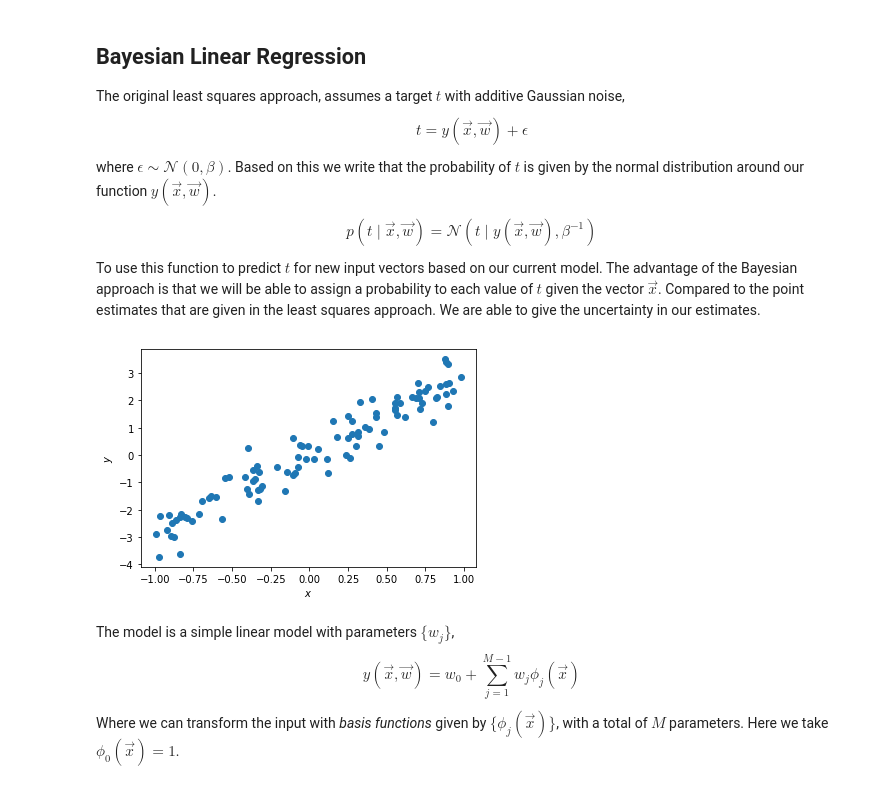
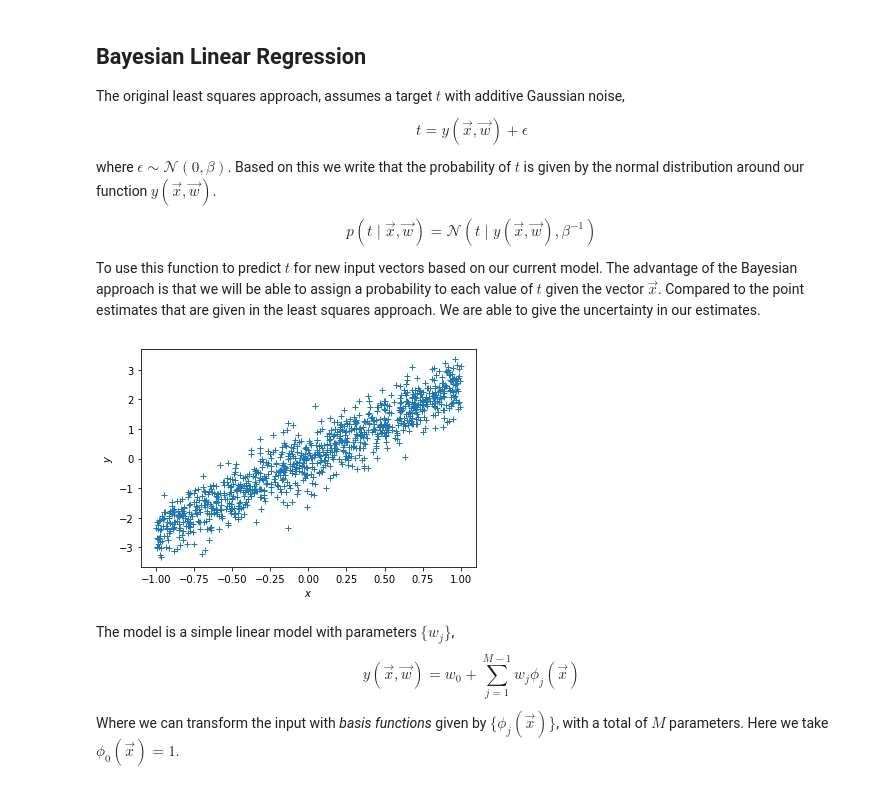
Before and after one commit to RobvanGastel/optimization-ml, a Jupyter notebook: Bayesian_linear_regression.ipynb, the cells around one changed output. Saved outputs shown, nothing was run; the diff lists cells and outputs as text; code cells hidden in the pictures.

```diff
--- a/Bayesian_linear_regression.ipynb
+++ b/Bayesian_linear_regression.ipynb
@@ -10,25 +10,25 @@ $$t = y(\vec{x}, \vec{w}) + \epsilon $$
 
 where $\epsilon \sim \mathcal{N}(0, \beta)$. Based on this we write that the probability of $t$ is given by the normal distribution around our function $y(\vec{x}, \vec{w})$.
 
-$$p(t \mid \vec{x}, \vec{w}) = \mathcal{N}(t \mid y(\vec{x}, \vec{w}), \beta^{-1}) \tag{1}$$
+$$p(t \mid \vec{x}, \vec{w}) = \mathcal{N}(t \mid y(\vec{x}, \vec{w}), \beta^{-1})$$
 
 To use this function to predict $t$ for new input vectors based on our current model. The advantage of the Bayesian approach is that we will be able to assign a probability to each value of $t$ given the vector $\vec{x}$. Compared to the point estimates that are given in the least squares approach. We are able to give the uncertainty in our estimates.
 # %%
-m = 100
+m = 1000
 noise_std = 0.5
 
-x_star = np.array([3]).reshape(1,)
+x_star = np.array([2.5]).reshape(1,)
 A = np.random.uniform(low=-1, high=1, size=(m, 1))
 y = A @ x_star + noise_std * np.random.standard_normal((m,))
 
 def plot_data_1d(A, y):
     plt.xlabel("$x$")
     plt.ylabel("$y$")
-    plt.plot(A[:, 0], y, marker="o", linestyle="none")
+    plt.plot(A[:, 0], y, marker="+", linestyle="none")
 
 plot_data_1d(A, y)
 # %% [output]
-[figure, old version]
+[figure, new version]
 # %% [markdown]
 The model is a simple linear model with parameters $\{w_j\}$,
 $$y(\vec{x}, \vec{w}) = w_0 + \sum_{j=1}^{M-1} w_j\phi_j(\vec{x})$$
```
Also changed, not shown: parts of 11 cells of this notebook, 1 other file.
